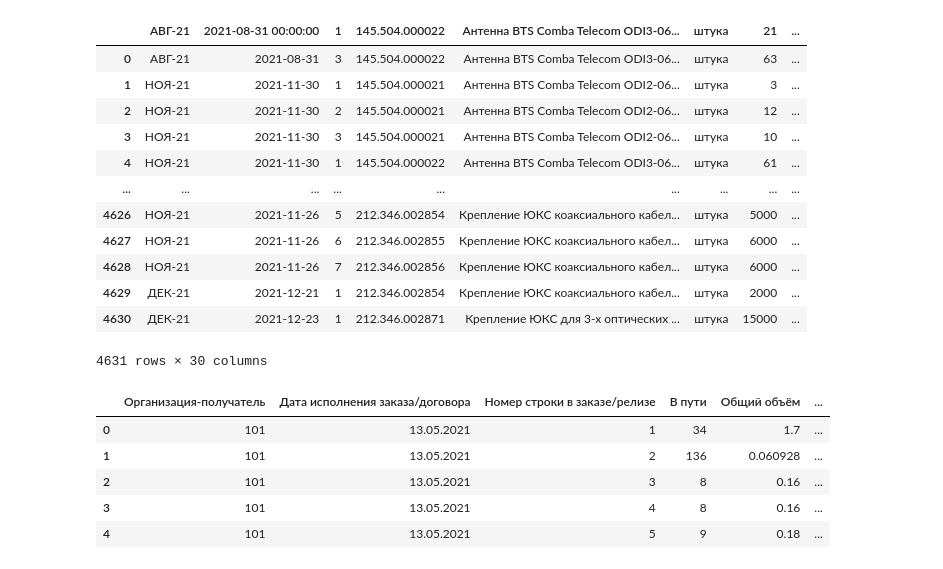
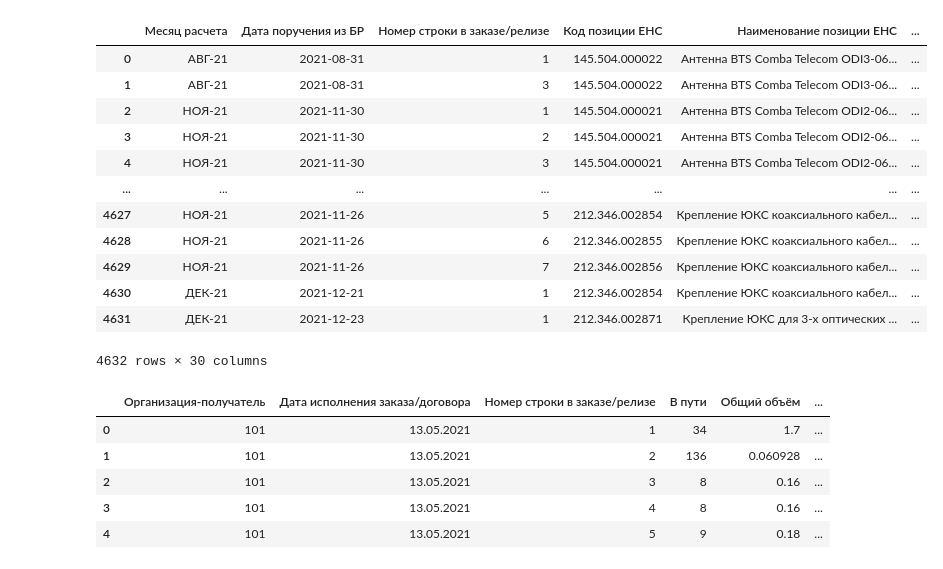
Before and after one commit to TeaDove/kodiki-aviahack, a Jupyter notebook: ml/dataframes_compilation.ipynb, the cells around one changed output. Drawn from its saved outputs; the diff is of its cells as text; code cells hidden in the pictures.

```diff
--- a/ml/dataframes_compilation.ipynb
+++ b/ml/dataframes_compilation.ipynb
@@ -10,22 +10,22 @@ import numpy
 from dataclasses import asdict, dataclass
 # %%
 # Удалить Дата исполнения заказа/договора* Месяц Год Дата поставки SWAP Эрикссон
-test_ = pd.read_excel('000Для проверки кейса_.Ожидаемые поставки_Январь22.xlsx', header=1, sheet_name=1)
+test_ = pd.read_excel('000Для проверки кейса_.Ожидаемые поставки_Январь22.xlsx', header=0, sheet_name=1)
 test_
 # %% [output]
-|  | АВГ-21 | 2021-08-31 00:00:00 | 1 | 145.504.000022 | Антенна BTS Comba Telecom ODI3-06... | штука | 21 | ... |
-| 0 | АВГ-21 | 2021-08-31 | 3 | 145.504.000022 | Антенна BTS Comba Telecom ODI3-06... | штука | 63 | ... |
-| 1 | НОЯ-21 | 2021-11-30 | 1 | 145.504.000021 | Антенна BTS Comba Telecom ODI2-06... | штука | 3 | ... |
-| 2 | НОЯ-21 | 2021-11-30 | 2 | 145.504.000021 | Антенна BTS Comba Telecom ODI2-06... | штука | 12 | ... |
-| 3 | НОЯ-21 | 2021-11-30 | 3 | 145.504.000021 | Антенна BTS Comba Telecom ODI2-06... | штука | 10 | ... |
-| 4 | НОЯ-21 | 2021-11-30 | 1 | 145.504.000022 | Антенна BTS Comba Telecom ODI3-06... | штука | 61 | ... |
-| ... | ... | ... | ... | ... | ... | ... | ... | ... |
-| 4626 | НОЯ-21 | 2021-11-26 | 5 | 212.346.002854 | Крепление ЮКС коаксиального кабел... | штука | 5000 | ... |
-| 4627 | НОЯ-21 | 2021-11-26 | 6 | 212.346.002855 | Крепление ЮКС коаксиального кабел... | штука | 6000 | ... |
-| 4628 | НОЯ-21 | 2021-11-26 | 7 | 212.346.002856 | Крепление ЮКС коаксиального кабел... | штука | 6000 | ... |
-| 4629 | ДЕК-21 | 2021-12-21 | 1 | 212.346.002854 | Крепление ЮКС коаксиального кабел... | штука | 2000 | ... |
-| 4630 | ДЕК-21 | 2021-12-23 | 1 | 212.346.002871 | Крепление ЮКС для 3-х оптических ... | штука | 15000 | ... |
+|  | Месяц расчета | Дата поручения из БР | Номер строки в заказе/релизе | Код позиции ЕНС | Наименование позиции ЕНС | ... |
+| 0 | АВГ-21 | 2021-08-31 | 1 | 145.504.000022 | Антенна BTS Comba Telecom ODI3-06... | ... |
+| 1 | АВГ-21 | 2021-08-31 | 3 | 145.504.000022 | Антенна BTS Comba Telecom ODI3-06... | ... |
+| 2 | НОЯ-21 | 2021-11-30 | 1 | 145.504.000021 | Антенна BTS Comba Telecom ODI2-06... | ... |
+| 3 | НОЯ-21 | 2021-11-30 | 2 | 145.504.000021 | Антенна BTS Comba Telecom ODI2-06... | ... |
+| 4 | НОЯ-21 | 2021-11-30 | 3 | 145.504.000021 | Антенна BTS Comba Telecom ODI2-06... | ... |
+| ... | ... | ... | ... | ... | ... | ... |
+| 4627 | НОЯ-21 | 2021-11-26 | 5 | 212.346.002854 | Крепление ЮКС коаксиального кабел... | ... |
+| 4628 | НОЯ-21 | 2021-11-26 | 6 | 212.346.002855 | Крепление ЮКС коаксиального кабел... | ... |
+| 4629 | НОЯ-21 | 2021-11-26 | 7 | 212.346.002856 | Крепление ЮКС коаксиального кабел... | ... |
+| 4630 | ДЕК-21 | 2021-12-21 | 1 | 212.346.002854 | Крепление ЮКС коаксиального кабел... | ... |
+| 4631 | ДЕК-21 | 2021-12-23 | 1 | 212.346.002871 | Крепление ЮКС для 3-х оптических ... | ... |
-4631 rows × 30 columns
+4632 rows × 30 columns
 # %%
 # Удалить Дата исполнения заказа/договора* Месяц Год Дата поставки SWAP Эрикссон
 expected_april = pd.read_excel('4.Ожидаемые поставки_Апрель2021.xlsx', header=3, sheet_name=0) #.drop(['Дата исполнения заказа/договора*', 'Месяц', 'Год', 'Дата поставки SWAP Эрикссон'], axis=1)
```
Also changed, not shown: 7 other files.
